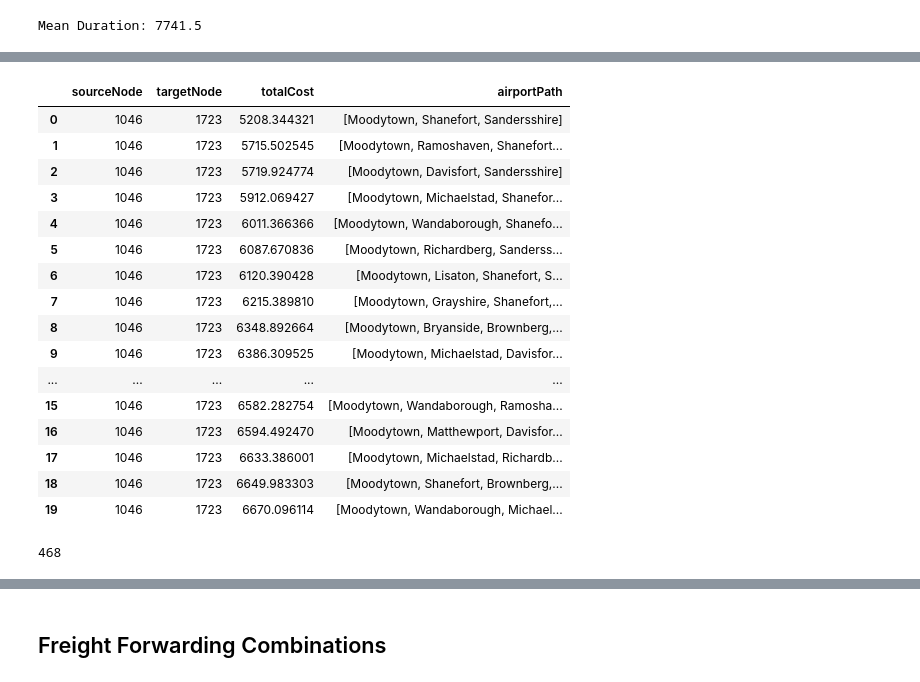
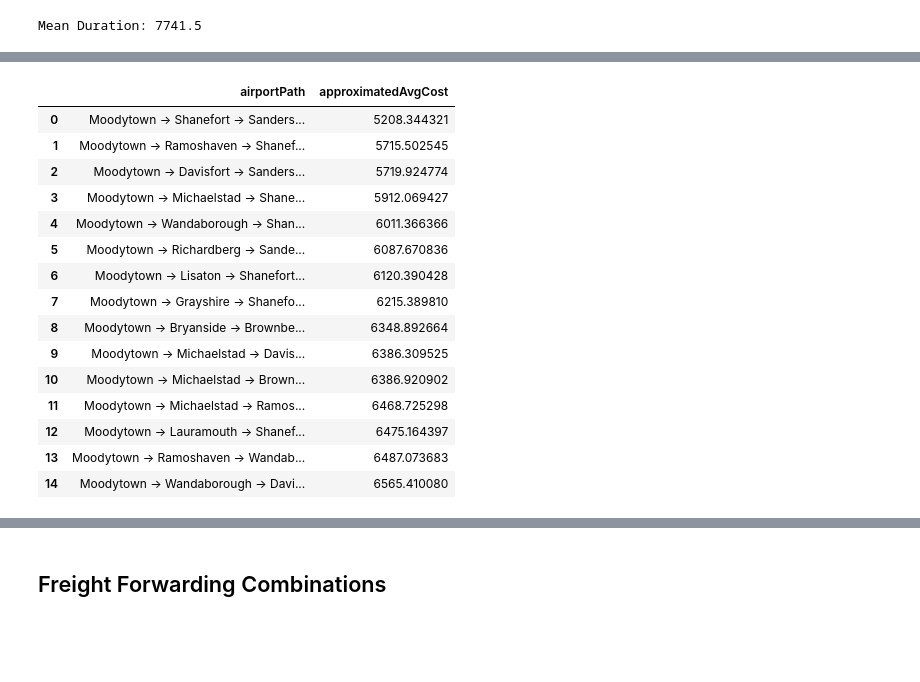
Before and after one commit to neo4j-product-examples/supply-chain-logistics-demo, a Jupyter notebook: part3-path-finding-and-what-if/route-finding-demo.ipynb, the cells around one changed output, grey strips where cells are left out. Saved outputs shown, nothing was run; the diff lists cells and outputs as text; code cells hidden in the pictures; blank space fills up the shorter version.

Commit message:
Updating Path Finding Part III

```diff
--- a/part3-path-finding-and-what-if/route-finding-demo.ipynb
+++ b/part3-path-finding-and-what-if/route-finding-demo.ipynb
@@ -21,11 +37,0 @@ def clear_all_graphs():
-# %%
-#what are the most common paths in the data set?
-routes_df = gds.run_cypher('''
-    MATCH(e:EntryPoint)-[r:RECEPTION]->()
-    WITH e.airportId AS sourceId, e.name AS sourceName, r.shipmentId AS shipmentId, r.legId AS incomingLegId
-    MATCH (d:Destination)<-[r:DELIVERY {shipmentId: shipmentId}]-()
-    RETURN sourceId, sourceName, d.airportId AS targetId, d.name AS targetName, collect(shipmentId) AS shipmentIds, count(*) AS shipmentCount,
-        (sourceId = d.airportId) AS circular
-    ORDER BY circular ASC, shipmentCount DESC
-''')
-routes_df
@@ -117,4 +124,0 @@ REL_PROJ_QUERY = '''
-# %%
-clear_all_graphs()
-g, _ = gds.graph.project.cypher('proj', NODE_PROJ_QUERY, REL_PROJ_QUERY)
-_
@@ -136,12 +130,0 @@ yen_df = gds.shortestPath.yens.stream(g, sourceNode=source_node_id, targetNode=t
-# %%
-def get_airport_names(path):
-    res = []
-    current_name =''
-    for node in path.nodes:
-        new_name = node.get('name')
-        if new_name != current_name:
-            res.append(new_name)
-            current_name=new_name
-    return res
-yen_df['airportPath'] = yen_df.path.apply(get_airport_names)
-yen_df[['sourceNode', 'targetNode','totalCost','airportPath']]
@@ -154,0 +131,6 @@ yen_df[['sourceNode', 'targetNode','totalCost','airportPath']]
+# %%
+def get_airport_names(p):
+    return ' -> '.join(list(dict.fromkeys([node.get('name') for node in p.nodes])))
+yen_df['airportPath'] = yen_df.path.apply(get_airport_names)
+top_path_df = yen_df[['airportPath', 'totalCost']].rename(columns={'totalCost':'approximatedAvgCost'})
+top_path_df
@@ -155,31 +207,31 @@ yen_df[['sourceNode', 'targetNode','totalCost','airportPath']]
 # %%
 pd.options.display.width = 0
 pd.options.display.max_colwidth = 0
 
 target_node_id_2 = gds.find_node_id(['Destination'], {'name': 'Sandersshire'})
 
-yen_df = gds.shortestPath.yens.stream(g, sourceNode=source_node_id, targetNode=target_node_id_2, k=20, relationshipWeightProperty='averageEffectiveMinutes')
+yen_df = gds.shortestPath.yens.stream(g, sourceNode=source_node_id, targetNode=target_node_id_2, k=15, relationshipWeightProperty='averageEffectiveMinutes')
 yen_df['airportPath'] = yen_df.path.apply(get_airport_names)
-yen_df[['sourceNode', 'targetNode','totalCost','airportPath']]
+top_path_df = yen_df[['airportPath', 'totalCost']].rename(columns={'totalCost':'approximatedAvgCost'})
+top_path_df
 # %% [output]
-|  | sourceNode | targetNode | totalCost | airportPath |
-| 0 | 1046 | 1723 | 5208.344321 | [Moodytown, Shanefort, Sandersshire] |
-| 1 | 1046 | 1723 | 5715.502545 | [Moodytown, Ramoshaven, Shanefort... |
-| 2 | 1046 | 1723 | 5719.924774 | [Moodytown, Davisfort, Sandersshire] |
-| 3 | 1046 | 1723 | 5912.069427 | [Moodytown, Michaelstad, Shanefor... |
-| 4 | 1046 | 1723 | 6011.366366 | [Moodytown, Wandaborough, Shanefo... |
-| 5 | 1046 | 1723 | 6087.670836 | [Moodytown, Richardberg, Sanderss... |
-| 6 | 1046 | 1723 | 6120.390428 | [Moodytown, Lisaton, Shanefort, S... |
-| 7 | 1046 | 1723 | 6215.389810 | [Moodytown, Grayshire, Shanefort,... |
-| 8 | 1046 | 1723 | 6348.892664 | [Moodytown, Bryanside, Brownberg,... |
-| 9 | 1046 | 1723 | 6386.309525 | [Moodytown, Michaelstad, Davisfor... |
-| ... | ... | ... | ... | ... |
-| 15 | 1046 | 1723 | 6582.282754 | [Moodytown, Wandaborough, Ramosha... |
-| 16 | 1046 | 1723 | 6594.492470 | [Moodytown, Matthewport, Davisfor... |
-| 17 | 1046 | 1723 | 6633.386001 | [Moodytown, Michaelstad, Richardb... |
-| 18 | 1046 | 1723 | 6649.983303 | [Moodytown, Shanefort, Brownberg,... |
-| 19 | 1046 | 1723 | 6670.096114 | [Moodytown, Wandaborough, Michael... |
+|  | airportPath | approximatedAvgCost |
+| 0 | Moodytown -> Shanefort -> Sanders... | 5208.344321 |
+| 1 | Moodytown -> Ramoshaven -> Shanef... | 5715.502545 |
+| 2 | Moodytown -> Davisfort -> Sanders... | 5719.924774 |
+| 3 | Moodytown -> Michaelstad -> Shane... | 5912.069427 |
+| 4 | Moodytown -> Wandaborough -> Shan... | 6011.366366 |
+| 5 | Moodytown -> Richardberg -> Sande... | 6087.670836 |
+| 6 | Moodytown -> Lisaton -> Shanefort... | 6120.390428 |
+| 7 | Moodytown -> Grayshire -> Shanefo... | 6215.389810 |
+| 8 | Moodytown -> Bryanside -> Brownbe... | 6348.892664 |
+| 9 | Moodytown -> Michaelstad -> Davis... | 6386.309525 |
+| 10 | Moodytown -> Michaelstad -> Brown... | 6386.920902 |
+| 11 | Moodytown -> Michaelstad -> Ramos... | 6468.725298 |
+| 12 | Moodytown -> Lauramouth -> Shanef... | 6475.164397 |
+| 13 | Moodytown -> Ramoshaven -> Wandab... | 6487.073683 |
+| 14 | Moodytown -> Wandaborough -> Davi... | 6565.410080 |
 # %%
-gds.run_cypher('MATCH(n) WHERE id(n) = $id RETURN n.airportId AS airportId', params={'id':target_node_id_2}).airportId[0]
+# Calculate distribution for a single path
+target_airport_id_2 = int(gds.run_cypher('MATCH(n) WHERE id(n) = $id RETURN n.airportId AS airportId', params={'id':target_node_id_2}).airportId[0])
+top_path_df.merge(historic_path_counts(source_airport_id, target_airport_id_2), on='airportPath', how='outer')
-# %% [output]
-468
```
Also changed, not shown: parts of 36 cells of this notebook.
